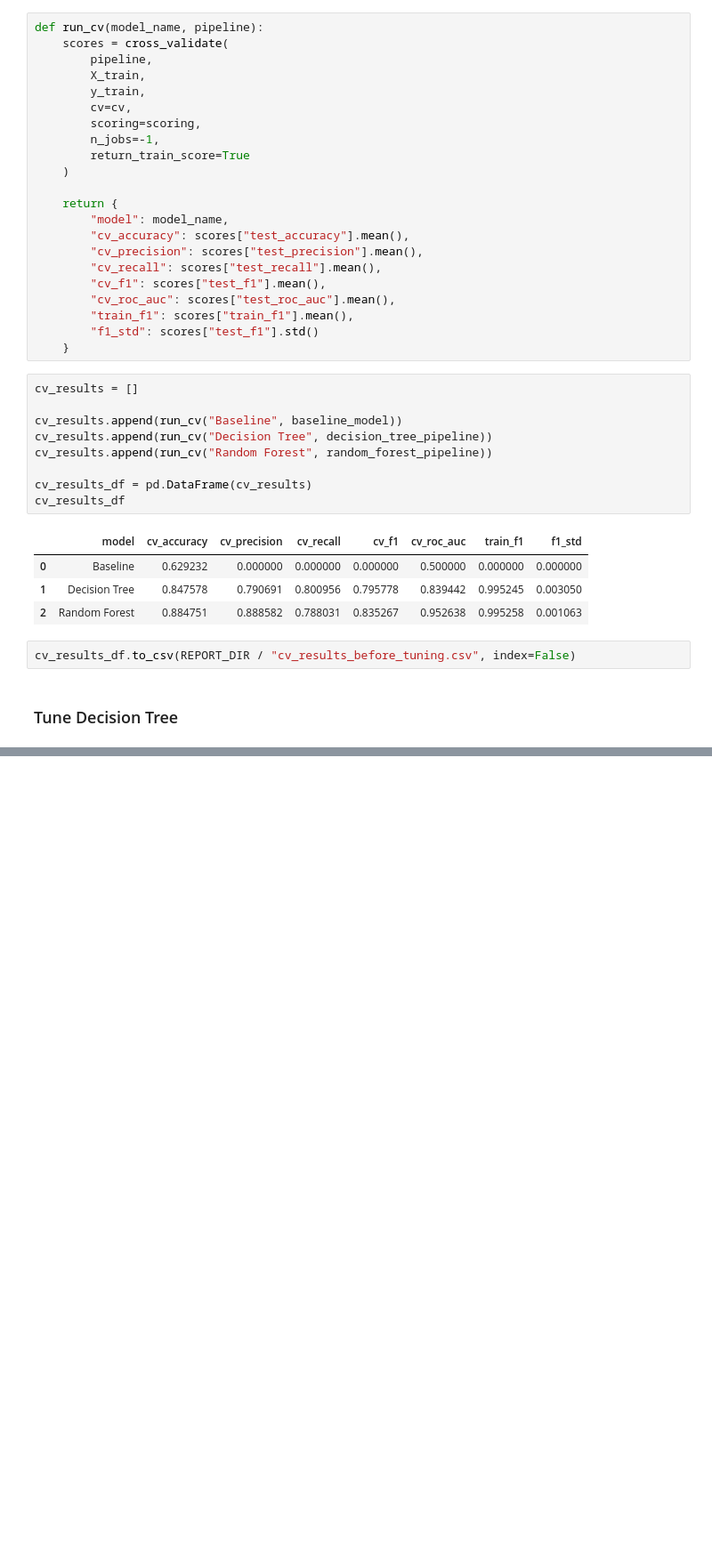
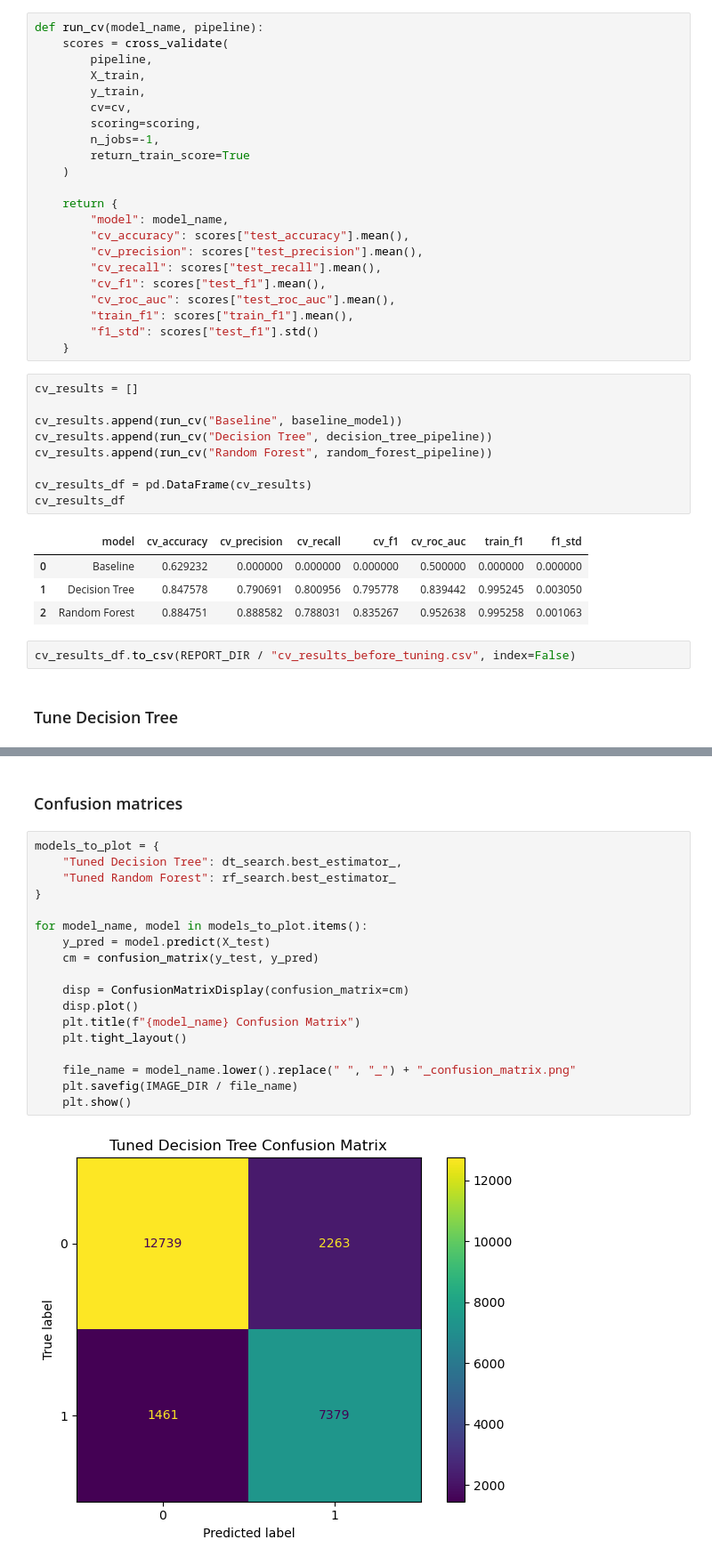
Before and after one commit to srimangithubin/Hotel_cancellation_using_Decision_Tree_and_Random_Forest, a Jupyter notebook: notebooks/02_model_experiments.ipynb, the cells around one changed output, grey strips where cells are left out. Shown at 89% size. Drawn from its saved outputs; the diff is of its cells as text; blank space fills up the shorter version.

Commit message:
notebook model experiment notebook

```diff
--- a/notebooks/02_model_experiments.ipynb
+++ b/notebooks/02_model_experiments.ipynb
@@ -347,0 +454,22 @@ TypeError: RandomizedSearchCV.__init__() got an unexpected keyword argument 'esi
+# %% [markdown]
+### Confusion matrices ###
+# %%
+models_to_plot = {
+    "Tuned Decision Tree": dt_search.best_estimator_,
+    "Tuned Random Forest": rf_search.best_estimator_
+}
+
+for model_name, model in models_to_plot.items():
+    y_pred = model.predict(X_test)
+    cm = confusion_matrix(y_test, y_pred)
+
+    disp = ConfusionMatrixDisplay(confusion_matrix=cm)
+    disp.plot()
+    plt.title(f"{model_name} Confusion Matrix")
+    plt.tight_layout()
+
+    file_name = model_name.lower().replace(" ", "_") + "_confusion_matrix.png"
+    plt.savefig(IMAGE_DIR / file_name)
+    plt.show()
+# %% [output]
+[figure, added]
```
Also changed, not shown: parts of 20 cells of this notebook.
